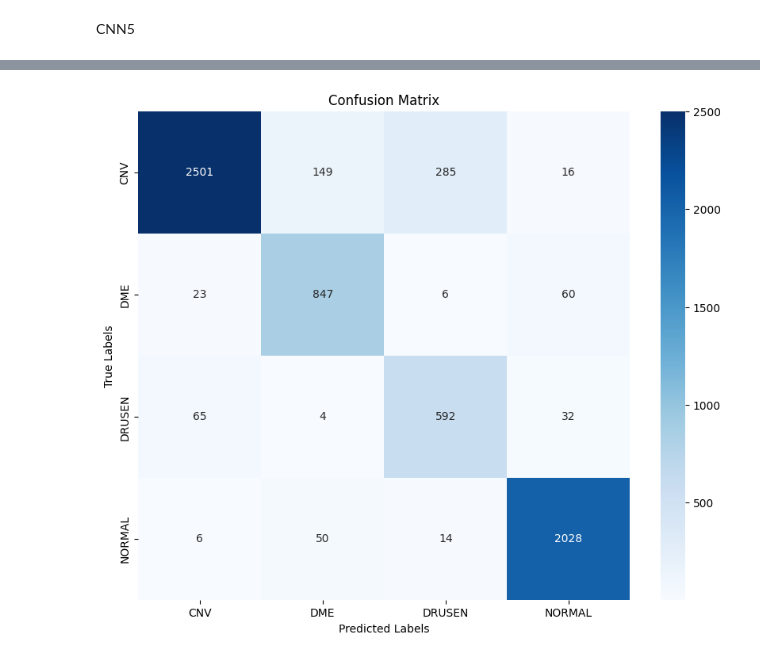
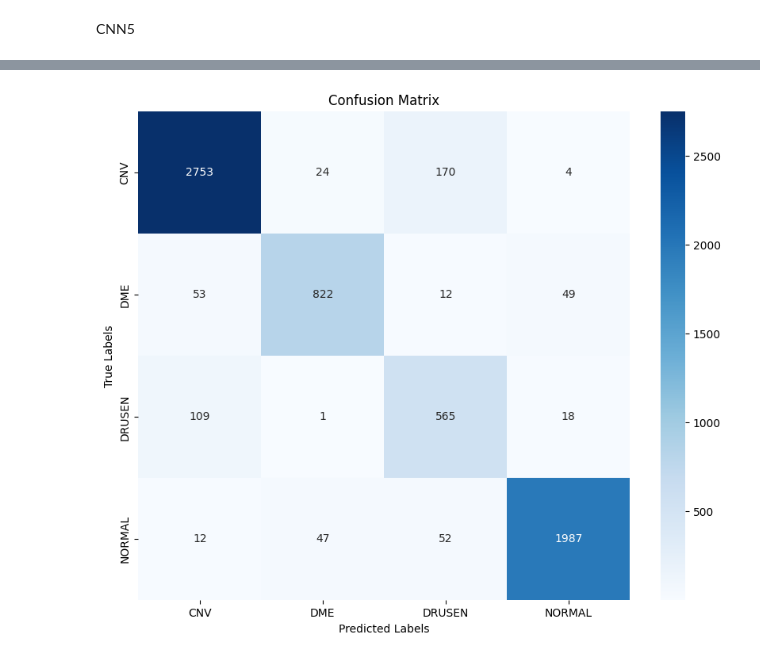
Before and after one commit to myller-silva/PDI-Project, a Jupyter notebook: pdi-project.ipynb, the cells around one changed output, grey strips where cells are left out. Saved outputs shown, nothing was run; the diff lists cells and outputs as text; code cells hidden in the pictures.

```diff
--- a/pdi-project.ipynb
+++ b/pdi-project.ipynb
@@ -395,6 +513,6 @@ CNN5
 # %%
 # Instanciando o modelo, critério de perda e otimizador
-model_2 = CNN5().to(device)
-criterion = nn.NLLLoss()
-optimizer = optim.Adam(model_2.parameters(), lr=learning_rate)
-# model_2 # mostrar a arquitetura do modelo
+model_2 = CNN7().to(device)
+criterion_2 = nn.NLLLoss()
+optimizer_2 = optim.Adam(model_2.parameters(), lr=learning_rate)
+model_2
@@ -401,8 +534,8 @@ optimizer = optim.Adam(model_2.parameters(), lr=learning_rate)
 # %%
-train(model_2, train_loader, epochs)
+train(model_2, train_loader, epochs=epochs, optimizer=optimizer_2, criterion=criterion_2)
 # %%
-all_preds, all_labels = eval(model_2, test_loader)
+all_preds_m2, all_labels_m2 = eval(model_2, test_loader)
-# %%
-get_confusion_matrix(all_labels, all_preds)
-# %% [output]
-[figure, removed]
+# %%
+cm_m2 = get_confusion_matrix(all_labels_m2, all_preds_m2)
+# %% [output]
+[figure, added]
```
Also changed, not shown: parts of 33 cells of this notebook.
